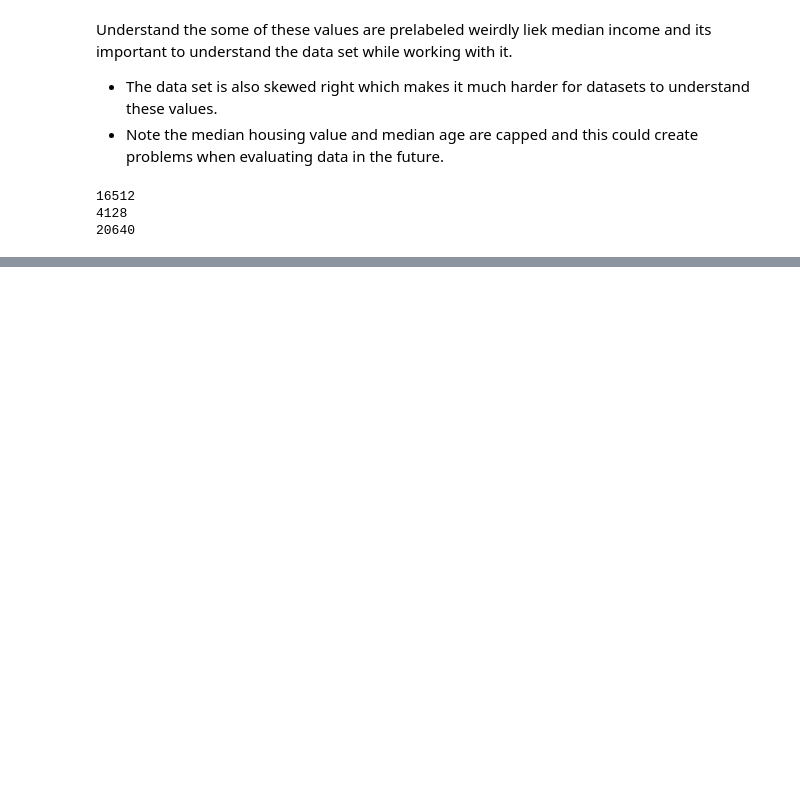
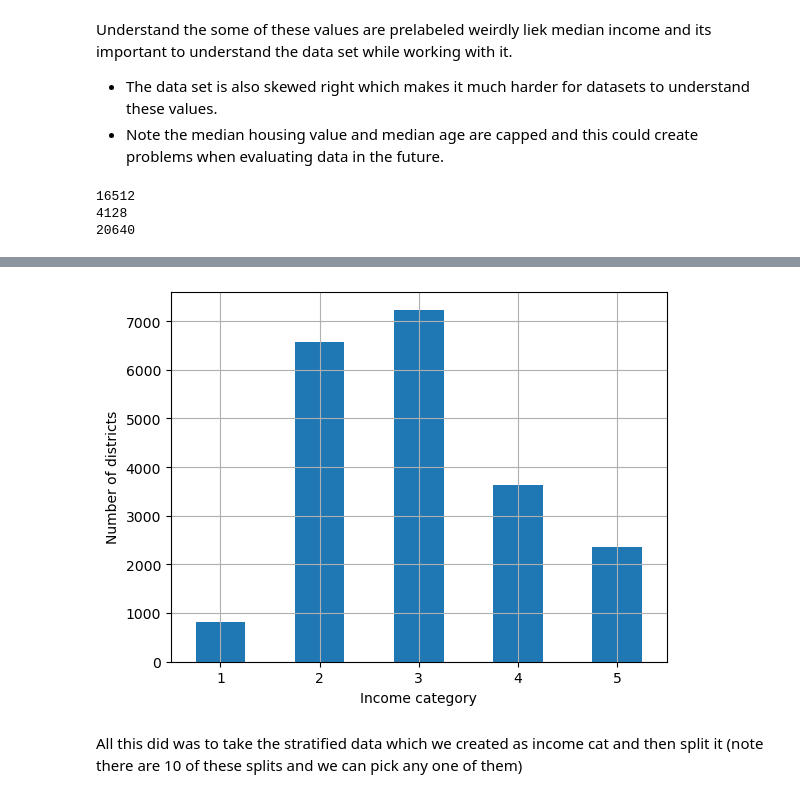
Before and after one commit to karusathvik/misc, a Jupyter notebook: learning/chapter2_notes_code.ipynb, the cells around one changed output, grey strips where cells are left out. Drawn from its saved outputs; the diff is of its cells as text; code cells hidden in the pictures; blank space fills up the shorter version.

```diff
--- a/learning/chapter2_notes_code.ipynb
+++ b/learning/chapter2_notes_code.ipynb
@@ -115,0 +134,11 @@ train_set, test_set = split_data_with_id_hash(housing_with_id, 0.2, "index")
+# %%
+housing_full["income_cat"] = pd.cut(housing_full["median_income"],
+                                    bins=[0., 1.5, 3.0, 4.5, 6., np.inf],
+                                    labels=[1, 2, 3, 4, 5])
+cat_counts = housing_full["income_cat"].value_counts().sort_index()
+cat_counts.plot.bar(rot=0, grid=True)
+plt.xlabel("Income category")
+plt.ylabel("Number of districts")
+plt.show()
+# %% [output]
+[figure, added]
@@ -115,0 +154,2 @@ train_set, test_set = split_data_with_id_hash(housing_with_id, 0.2, "index")
+# %% [markdown]
+All this did was to take the stratified data which we created as income cat and then split it (note there are 10 of these splits and we can pick any one of them)
```
Also changed, not shown: parts of 24 cells of this notebook, 4 other files.
